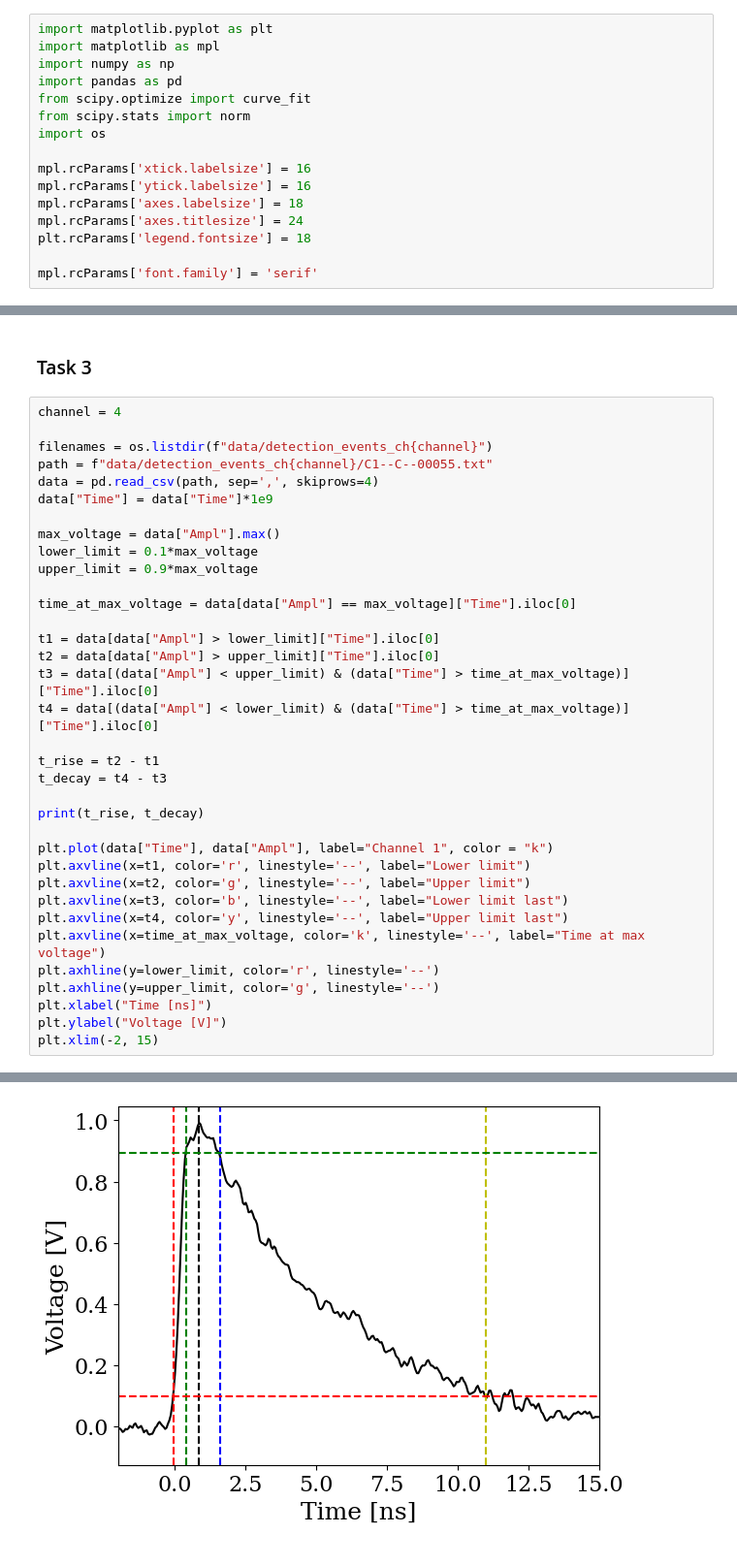
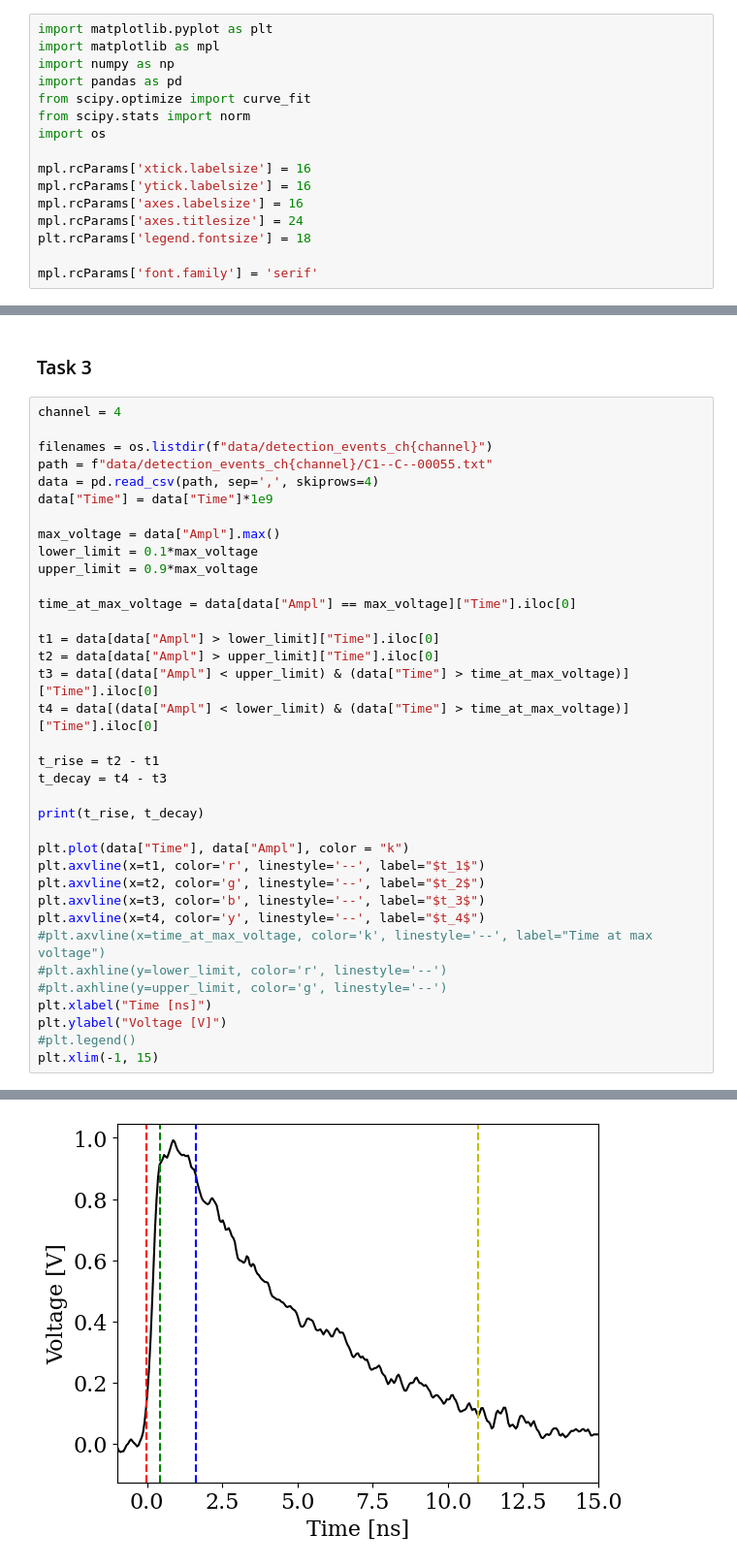
Before and after one commit to ermas3/SNSPD, a Jupyter notebook: data_analysis.ipynb, the cells around one changed output, grey strips where cells are left out. Shown at 97% size. Saved outputs shown, nothing was run; the diff lists cells and outputs as text.

```diff
--- a/data_analysis.ipynb
+++ b/data_analysis.ipynb
@@ -9,7 +9,7 @@ import os
 
 mpl.rcParams['xtick.labelsize'] = 16
 mpl.rcParams['ytick.labelsize'] = 16
-mpl.rcParams['axes.labelsize'] = 18
+mpl.rcParams['axes.labelsize'] = 16
 mpl.rcParams['axes.titlesize'] = 24
 plt.rcParams['legend.fontsize'] = 18
 
@@ -166,16 +193,17 @@ t_decay = t4 - t3
 
 print(t_rise, t_decay)
 
-plt.plot(data["Time"], data["Ampl"], label="Channel 1", color = "k")
-plt.axvline(x=t1, color='r', linestyle='--', label="Lower limit")
-plt.axvline(x=t2, color='g', linestyle='--', label="Upper limit")
-plt.axvline(x=t3, color='b', linestyle='--', label="Lower limit last")
-plt.axvline(x=t4, color='y', linestyle='--', label="Upper limit last")
-plt.axvline(x=time_at_max_voltage, color='k', linestyle='--', label="Time at max voltage")
-plt.axhline(y=lower_limit, color='r', linestyle='--')
-plt.axhline(y=upper_limit, color='g', linestyle='--')
+plt.plot(data["Time"], data["Ampl"], color = "k")
+plt.axvline(x=t1, color='r', linestyle='--', label="$t_1$")
+plt.axvline(x=t2, color='g', linestyle='--', label="$t_2$")
+plt.axvline(x=t3, color='b', linestyle='--', label="$t_3$")
+plt.axvline(x=t4, color='y', linestyle='--', label="$t_4$")
+#plt.axvline(x=time_at_max_voltage, color='k', linestyle='--', label="Time at max voltage")
+#plt.axhline(y=lower_limit, color='r', linestyle='--')
+#plt.axhline(y=upper_limit, color='g', linestyle='--')
 plt.xlabel("Time [ns]")
 plt.ylabel("Voltage [V]")
-plt.xlim(-2, 15)
+#plt.legend()
+plt.xlim(-1, 15)
 # %% [output]
 0.45000002 9.399998
@@ -183,4 +211,4 @@ plt.xlim(-2, 15)
-[figure, old version]
+[figure, new version]
 # %%
 channel = 4
 
```
Also changed, not shown: parts of 9 cells of this notebook, 1 other file.
